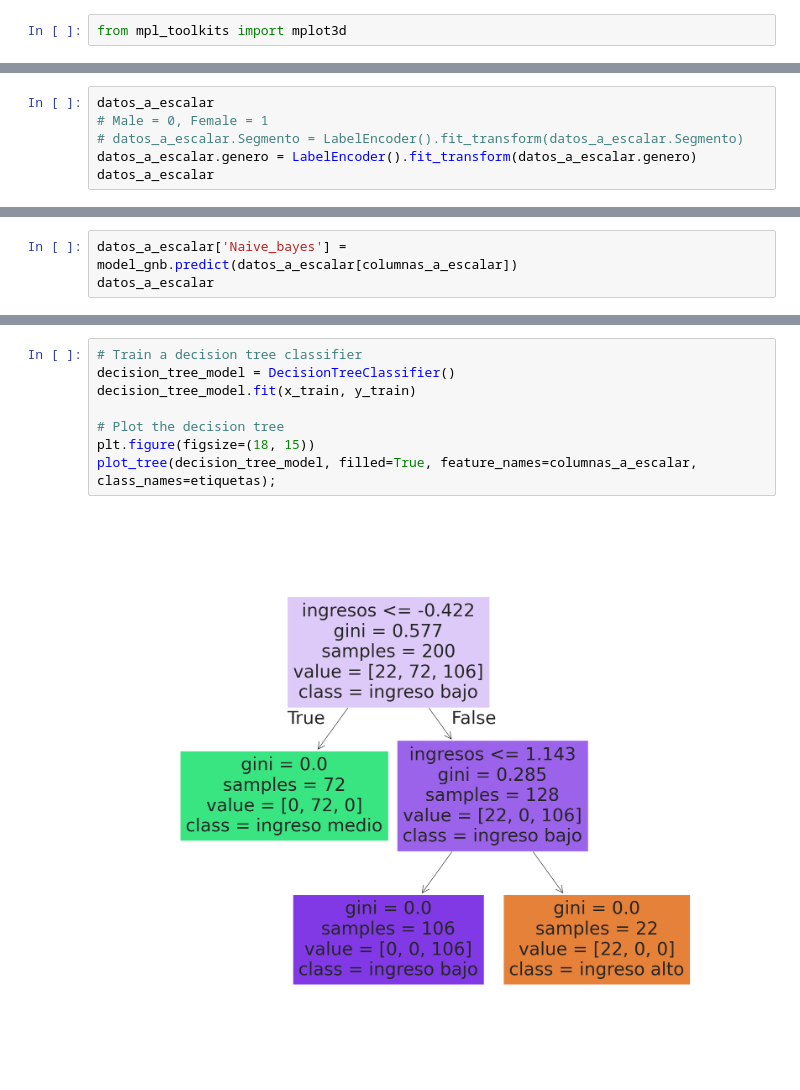
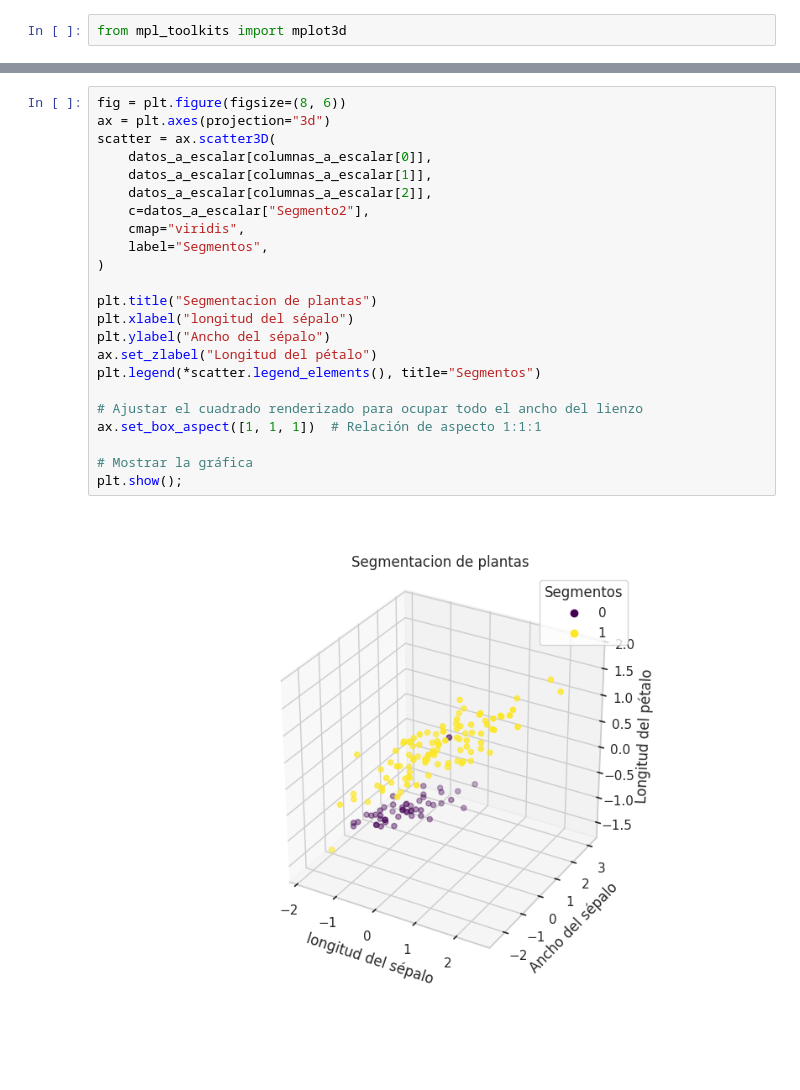
Before and after one commit to daniel-baf/url-notas, a Jupyter notebook: docs/0-RES/IA/jupyter/09.2-naive-bayes-iris.ipynb, the cells around one changed output, grey strips where cells are left out. Cells and saved outputs as stored; diff of their text form; blank space fills up the shorter version.

```diff
--- a/docs/0-RES/IA/jupyter/09.2-naive-bayes-iris.ipynb
+++ b/docs/0-RES/IA/jupyter/09.2-naive-bayes-iris.ipynb
@@ -322,6 +297,0 @@ import sklearn.metrics as metrics
-# %%
-datos_a_escalar
-# Male = 0, Female = 1
-# datos_a_escalar.Segmento = LabelEncoder().fit_transform(datos_a_escalar.Segmento)
-datos_a_escalar.genero = LabelEncoder().fit_transform(datos_a_escalar.genero)
-datos_a_escalar
@@ -361,3 +297,0 @@ Prediccion del clasificador gaussiano Naive Bayes en los datos de prueba 0.985:
-# %%
-datos_a_escalar['Naive_bayes'] = model_gnb.predict(datos_a_escalar[columnas_a_escalar])
-datos_a_escalar
@@ -389,10 +298,25 @@ etiquetas = ['ingreso alto', 'ingreso medio', 'ingreso bajo']
-# %%
-# Train a decision tree classifier
-decision_tree_model = DecisionTreeClassifier()
-decision_tree_model.fit(x_train, y_train)
-
-# Plot the decision tree
-plt.figure(figsize=(18, 15))
-plot_tree(decision_tree_model, filled=True, feature_names=columnas_a_escalar, class_names=etiquetas);
-# %% [output]
-[figure, removed]
+# %%
+fig = plt.figure(figsize=(8, 6))
+ax = plt.axes(projection="3d")
+scatter = ax.scatter3D(
+    datos_a_escalar[columnas_a_escalar[0]],
+    datos_a_escalar[columnas_a_escalar[1]],
+    datos_a_escalar[columnas_a_escalar[2]],
+    c=datos_a_escalar["Segmento2"],
+    cmap="viridis",
+    label="Segmentos",
+)
+
+plt.title("Segmentacion de plantas")
+plt.xlabel("longitud del sépalo")
+plt.ylabel("Ancho del sépalo")
+ax.set_zlabel("Longitud del pétalo")
+plt.legend(*scatter.legend_elements(), title="Segmentos")
+
+# Ajustar el cuadrado renderizado para ocupar todo el ancho del lienzo
+ax.set_box_aspect([1, 1, 1])  # Relación de aspecto 1:1:1
+
+# Mostrar la gráfica
+plt.show();
+# %% [output]
+[figure, added]
```
Also changed, not shown: parts of 29 cells of this notebook, 4 other files.
